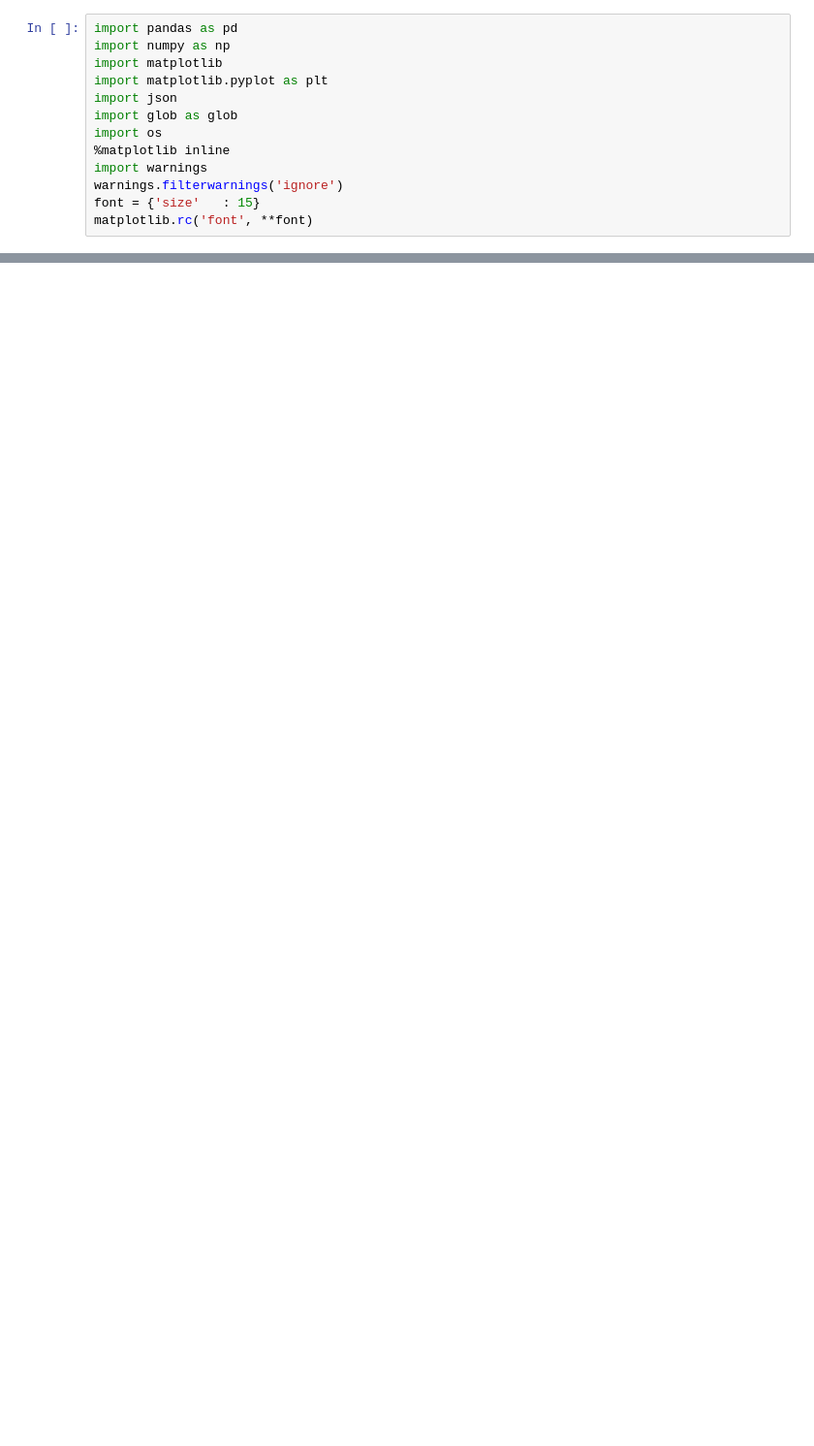
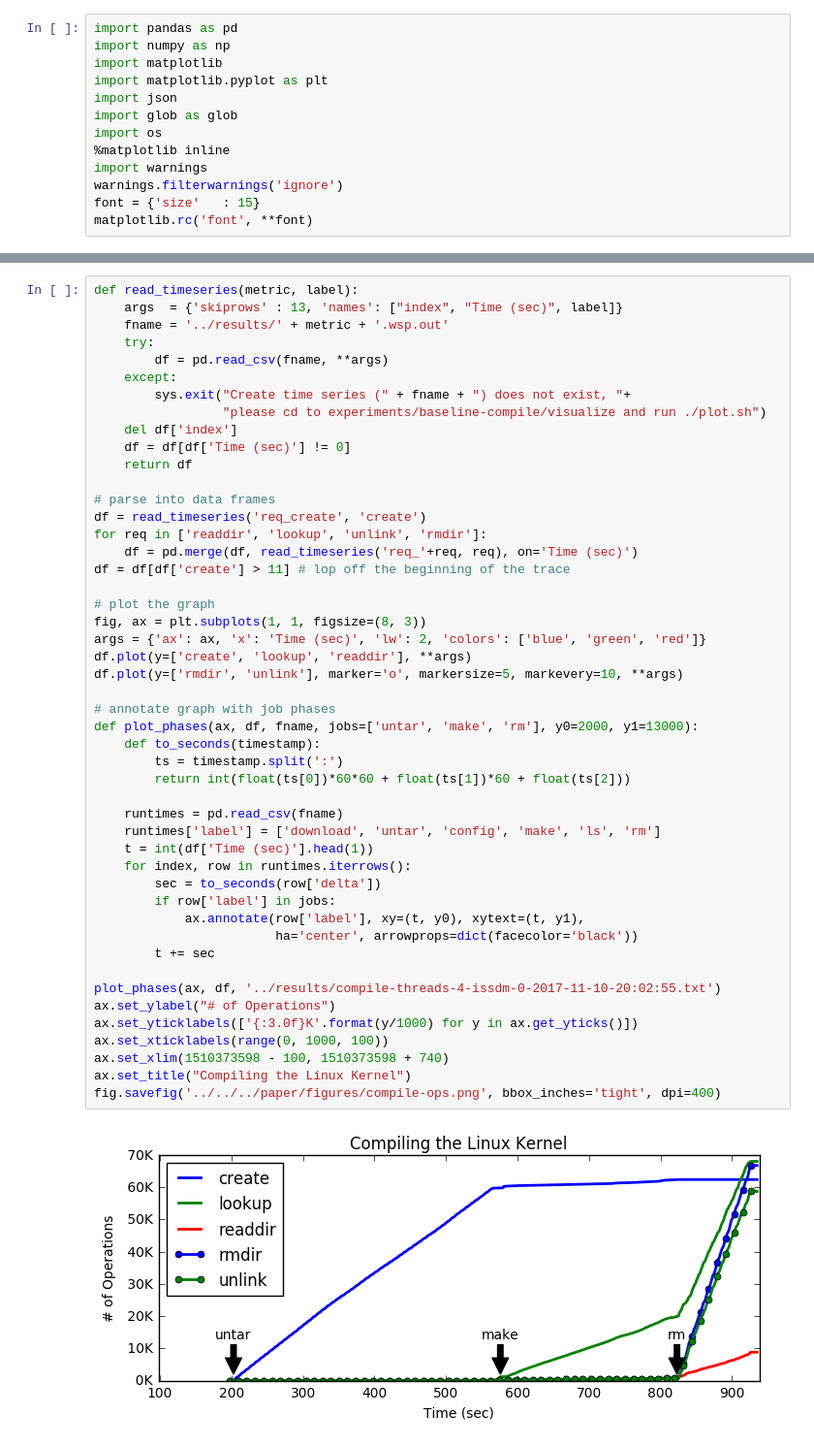
Before and after one commit to michaelsevilla/cudele-popper, a Jupyter notebook: experiments/baseline-compile/visualize/viz.ipynb, the cells around one changed output, grey strips where cells are left out. Shown at 97% size. Drawn from its saved outputs; the diff is of its cells as text; blank space fills up the shorter version.

```diff
--- a/experiments/baseline-compile/visualize/viz.ipynb
+++ b/experiments/baseline-compile/visualize/viz.ipynb
@@ -54,0 +14,50 @@ fig.savefig('graphs/compile-ops.png', bbox_inches='tight', dpi=400)
+# %%
+def read_timeseries(metric, label):
+    args  = {'skiprows' : 13, 'names': ["index", "Time (sec)", label]}
+    fname = '../results/' + metric + '.wsp.out'
+    try:
+        df = pd.read_csv(fname, **args)
+    except:
+        sys.exit("Create time series (" + fname + ") does not exist, "+
+                 "please cd to experiments/baseline-compile/visualize and run ./plot.sh")
+    del df['index']
+    df = df[df['Time (sec)'] != 0]
+    return df
+
+# parse into data frames
+df = read_timeseries('req_create', 'create')
+for req in ['readdir', 'lookup', 'unlink', 'rmdir']:
+    df = pd.merge(df, read_timeseries('req_'+req, req), on='Time (sec)')
+df = df[df['create'] > 11] # lop off the beginning of the trace
+
+# plot the graph
+fig, ax = plt.subplots(1, 1, figsize=(8, 3))
+args = {'ax': ax, 'x': 'Time (sec)', 'lw': 2, 'colors': ['blue', 'green', 'red']}
+df.plot(y=['create', 'lookup', 'readdir'], **args)
+df.plot(y=['rmdir', 'unlink'], marker='o', markersize=5, markevery=10, **args)
+
+# annotate graph with job phases
+def plot_phases(ax, df, fname, jobs=['untar', 'make', 'rm'], y0=2000, y1=13000):
+    def to_seconds(timestamp):
+        ts = timestamp.split(':')
+        return int(float(ts[0])*60*60 + float(ts[1])*60 + float(ts[2]))
+
+    runtimes = pd.read_csv(fname)
+    runtimes['label'] = ['download', 'untar', 'config', 'make', 'ls', 'rm']
+    t = int(df['Time (sec)'].head(1))
+    for index, row in runtimes.iterrows():
+        sec = to_seconds(row['delta'])
+        if row['label'] in jobs:
+            ax.annotate(row['label'], xy=(t, y0), xytext=(t, y1),
+                        ha='center', arrowprops=dict(facecolor='black'))
+        t += sec
+
+plot_phases(ax, df, '../results/compile-threads-4-issdm-0-2017-11-10-20:02:55.txt')
+ax.set_ylabel("# of Operations")
+ax.set_yticklabels(['{:3.0f}K'.format(y/1000) for y in ax.get_yticks()])
+ax.set_xticklabels(range(0, 1000, 100))
+ax.set_xlim(1510373598 - 100, 1510373598 + 740)
+ax.set_title("Compiling the Linux Kernel")
+fig.savefig('../../../paper/figures/compile-ops.png', bbox_inches='tight', dpi=400)
+# %% [output]
+[figure, added]
```
Also changed, not shown: parts of 2 cells of this notebook, 13 other files.
